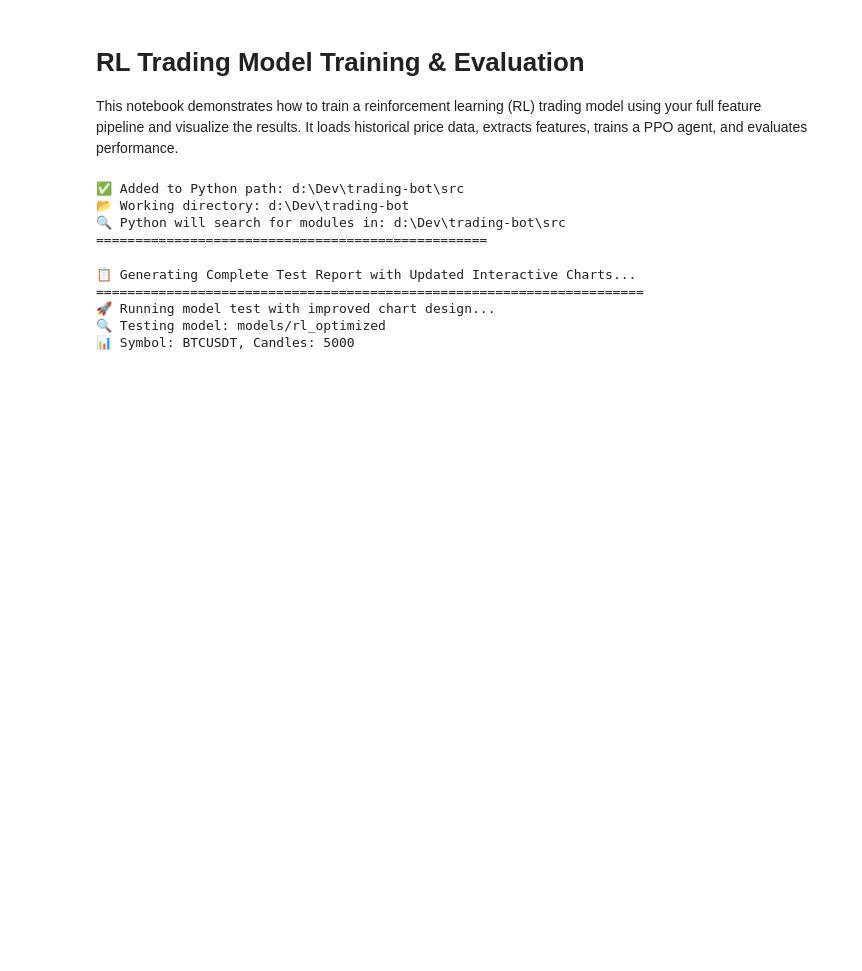
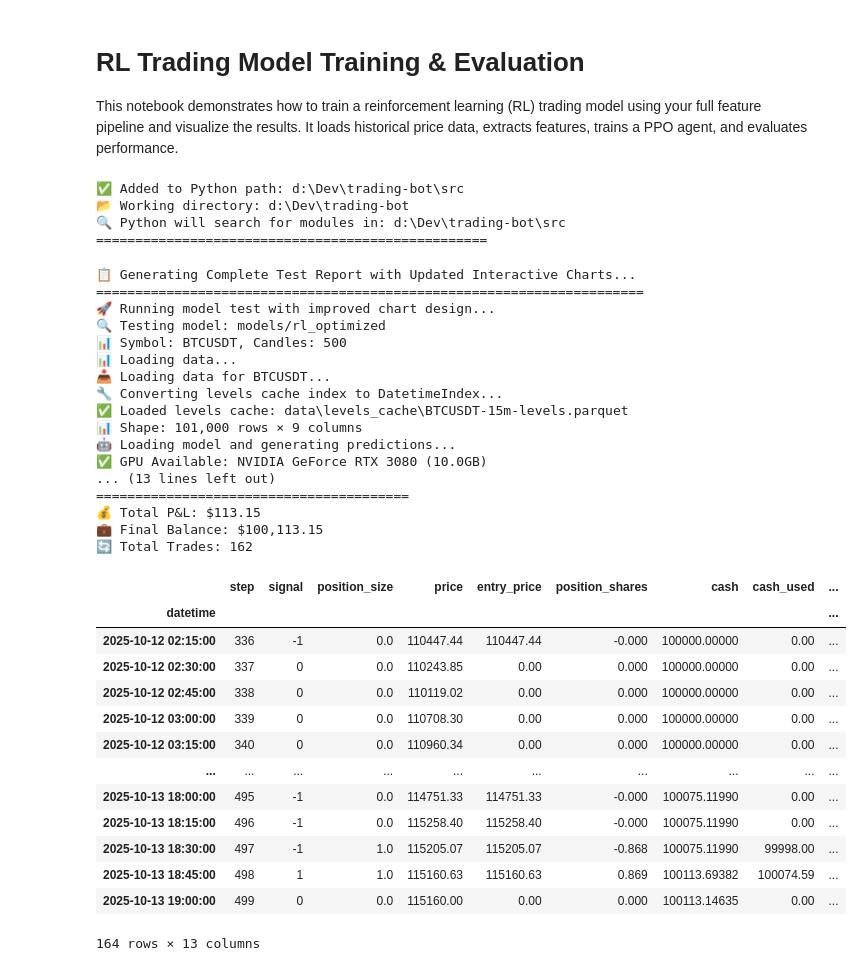
Before and after one commit to brlocky/trading-bot, a Jupyter notebook: RL_Trading_Model_Test.ipynb, the cells around one changed output. Cells and saved outputs as stored; diff of their text form; code cells hidden in the pictures; blank space fills up the shorter version.

```diff
--- a/RL_Trading_Model_Test.ipynb
+++ b/RL_Trading_Model_Test.ipynb
@@ -32,22 +32,48 @@ print("=" * 50)
 # %%
 # Section 6: Complete Model Test Report with Updated Charts
 print("📋 Generating Complete Test Report with Updated Interactive Charts...")
 print("=" * 70)
 
 # Import our clean testing solution
 from src.reporting.model_test_report import quick_test_model
 
 # Run model test - charts will display directly in notebook
 print("🚀 Running model test with improved chart design...")
 
 quick_test_model(
     model_dir='models/rl_optimized',
     symbol='BTCUSDT',
-    test_candles=5000  # Use 1500+ for better trade visualizationRecalculating higher timeframe
+    test_candles=500  # Use 1500+ for better trade visualizationRecalculating higher timeframe
 )
 # %% [output]
 📋 Generating Complete Test Report with Updated Interactive Charts...
 ======================================================================
 🚀 Running model test with improved chart design...
 🔍 Testing model: models/rl_optimized
-📊 Symbol: BTCUSDT, Candles: 5000
+📊 Symbol: BTCUSDT, Candles: 500
+📊 Loading data...
+📥 Loading data for BTCUSDT...
+🔧 Converting levels cache index to DatetimeIndex...
+✅ Loaded levels cache: data\levels_cache\BTCUSDT-15m-levels.parquet
+📊 Shape: 101,000 rows × 9 columns
+🤖 Loading model and generating predictions...
+✅ GPU Available: NVIDIA GeForce RTX 3080 (10.0GB)
+... (13 lines left out)
+========================================
+💰 Total P&L: $113.15
+💼 Final Balance: $100,113.15
+🔄 Total Trades: 162
+|  | step | signal | position_size | price | entry_price | position_shares | cash | cash_used | ... |
+| datetime |  |  |  |  |  |  |  |  | ... |
+| 2025-10-12 02:15:00 | 336 | -1 | 0.0 | 110447.44 | 110447.44 | -0.000 | 100000.00000 | 0.00 | ... |
+| 2025-10-12 02:30:00 | 337 | 0 | 0.0 | 110243.85 | 0.00 | 0.000 | 100000.00000 | 0.00 | ... |
+| 2025-10-12 02:45:00 | 338 | 0 | 0.0 | 110119.02 | 0.00 | 0.000 | 100000.00000 | 0.00 | ... |
+| 2025-10-12 03:00:00 | 339 | 0 | 0.0 | 110708.30 | 0.00 | 0.000 | 100000.00000 | 0.00 | ... |
+| 2025-10-12 03:15:00 | 340 | 0 | 0.0 | 110960.34 | 0.00 | 0.000 | 100000.00000 | 0.00 | ... |
+| ... | ... | ... | ... | ... | ... | ... | ... | ... | ... |
+| 2025-10-13 18:00:00 | 495 | -1 | 0.0 | 114751.33 | 114751.33 | -0.000 | 100075.11990 | 0.00 | ... |
+| 2025-10-13 18:15:00 | 496 | -1 | 0.0 | 115258.40 | 115258.40 | -0.000 | 100075.11990 | 0.00 | ... |
+| 2025-10-13 18:30:00 | 497 | -1 | 1.0 | 115205.07 | 115205.07 | -0.868 | 100075.11990 | 99998.00 | ... |
+| 2025-10-13 18:45:00 | 498 | 1 | 1.0 | 115160.63 | 115160.63 | 0.869 | 100113.69382 | 100074.59 | ... |
+| 2025-10-13 19:00:00 | 499 | 0 | 0.0 | 115160.00 | 0.00 | 0.000 | 100113.14635 | 0.00 | ... |
+164 rows × 13 columns
```
Also changed, not shown: 7 other files.
